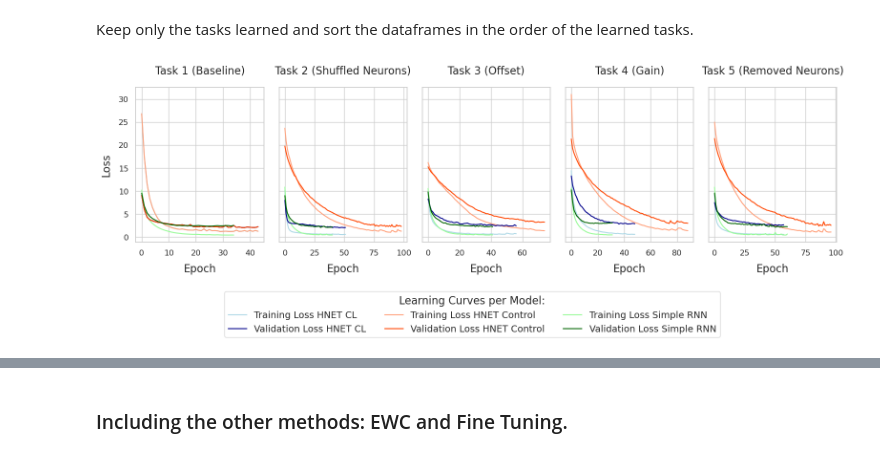
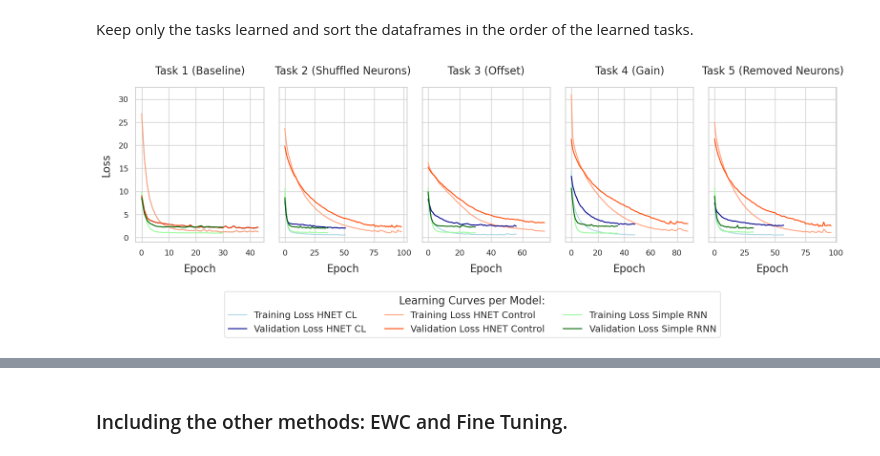
Before and after one commit to nereaiscamu/CL_UpperLimb_Control, a Jupyter notebook: Task_Detector_Hnet_PoC/Result_Analysis_Pipeline_Task2.ipynb, the cells around one changed output, grey strips where cells are left out. Saved outputs shown, nothing was run; the diff lists cells and outputs as text; code cells hidden in the pictures.

```diff
--- a/Task_Detector_Hnet_PoC/Result_Analysis_Pipeline_Task2.ipynb
+++ b/Task_Detector_Hnet_PoC/Result_Analysis_Pipeline_Task2.ipynb
@@ -323,7 +360,7 @@ def plot_learning_curves(df_hnet, df_control, df_rnn_control):
     plt.tight_layout(rect=[0, 0.2, 1, 1])  # Adjust the layout to make space for the legend
     plt.show()
 # %%
-plot_learning_curves(df_exp0_hnet_new_v0, df_exp1_control_new, df_exp1_RNN_complex)
+plot_learning_curves(df_exp0_hnet_new_v0, df_exp1_control_new, df_exp1_RNN)
 # %% [output]
-[figure, old version]
+[figure, new version]
 # %%
```
Also changed, not shown: parts of 27 cells of this notebook, 2 other files.
